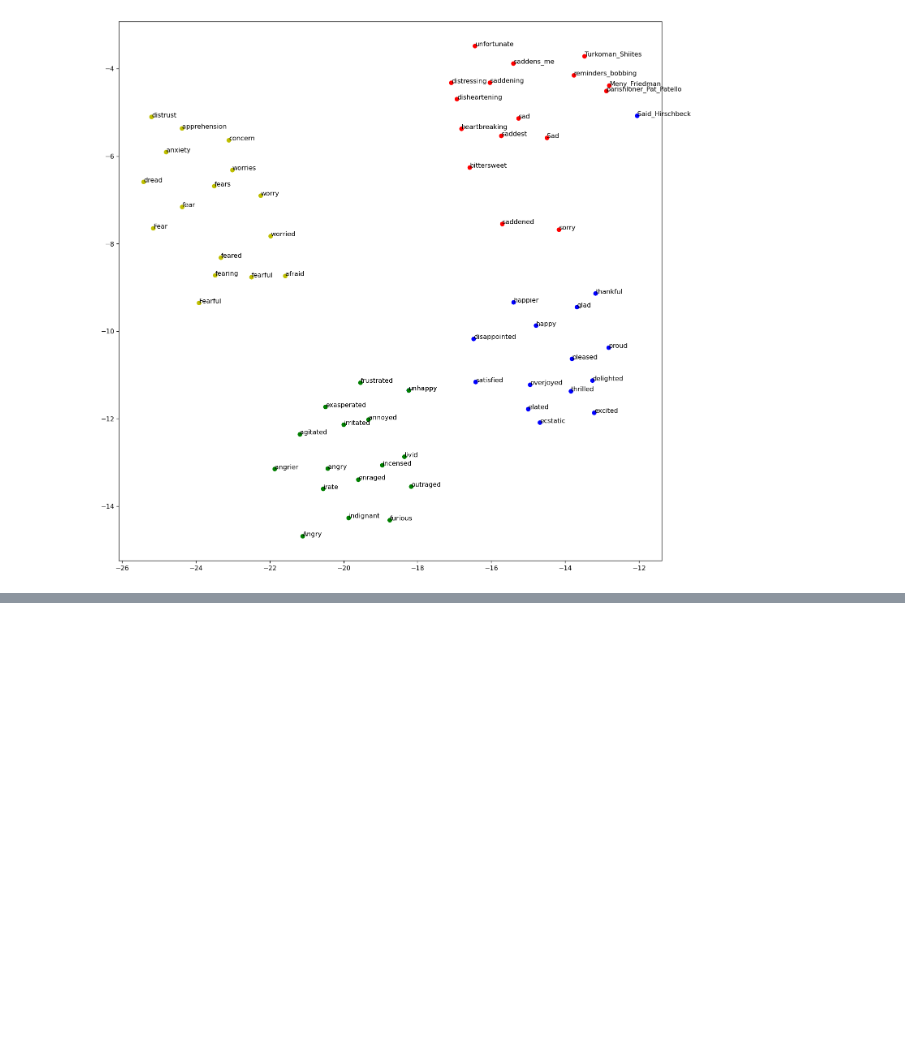
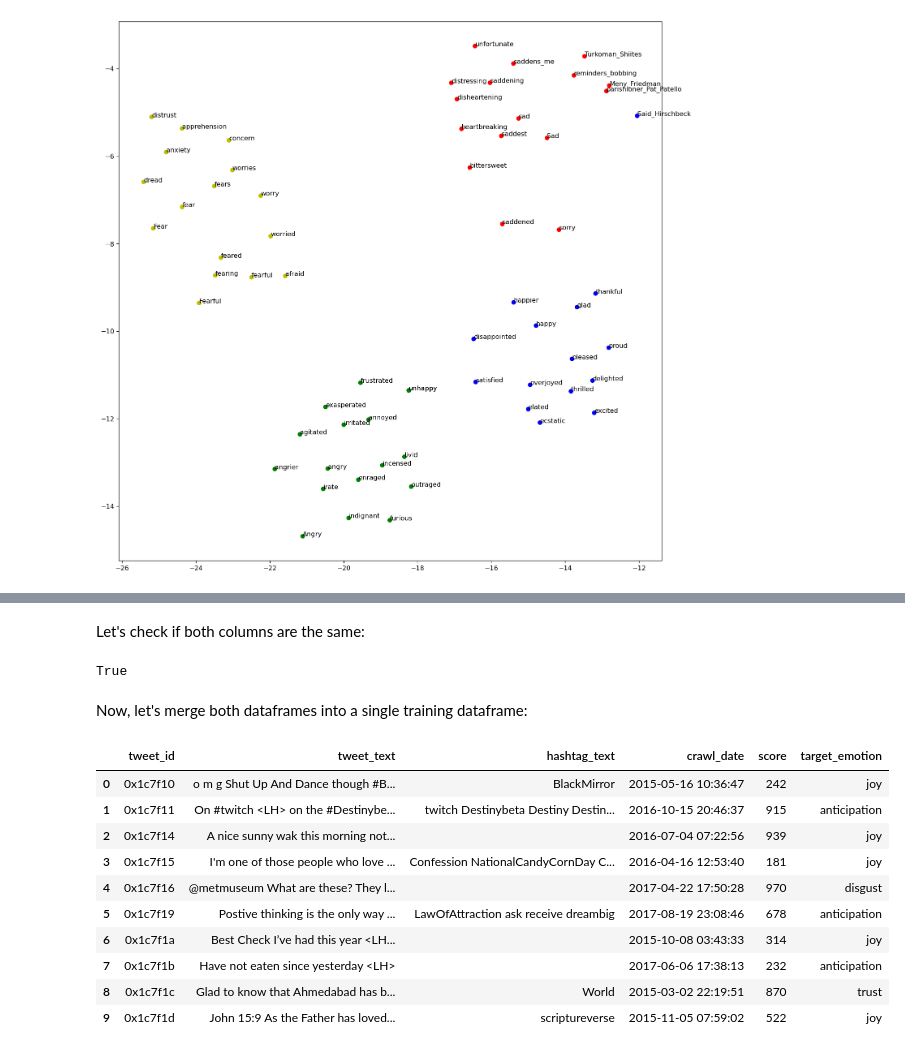
Before and after one commit to vlopez0392/DM2023-Lab2-Fork, a Jupyter notebook: Homework/DM2023_Lab2_Homework.ipynb, the cells around one changed output, grey strips where cells are left out. Cells and saved outputs as stored; diff of their text form; code cells hidden in the pictures; blank space fills up the shorter version.

Commit message:
Merged notebooks

```diff
--- a/Homework/DM2023_Lab2_Homework.ipynb
+++ b/Homework/DM2023_Lab2_Homework.ipynb
@@ -693,0 +902,4 @@ plt.show()
+# %%
+### Training data dataframe
+train_df = pd.read_csv("./train.csv",header=None, names=['tweet_id','tweet_text','hashtag_text','crawl_date','score'])
+train_df.drop([0], inplace = True); #Drop the header
@@ -693,0 +1008,23 @@ plt.show()
+# %% [markdown]
+Let's check if both columns are the same:
+# %%
+print(train_df['tweet_id'].equals(emotion_df['tweet_id']))
+# %% [output]
+True
+# %% [markdown]
+Now, let's merge both dataframes into a single training dataframe:
+# %%
+train_df = train_df.merge(emotion_df, on = 'tweet_id', how = 'left')
+train_df.head(10)
+# %% [output]
+|  | tweet_id | tweet_text | hashtag_text | crawl_date | score | target_emotion |
+| 0 | 0x1c7f10 | o m g Shut Up And Dance though #B... | BlackMirror | 2015-05-16 10:36:47 | 242 | joy |
+| 1 | 0x1c7f11 | On #twitch <LH> on the #Destinybe... | twitch Destinybeta Destiny Destin... | 2016-10-15 20:46:37 | 915 | anticipation |
+| 2 | 0x1c7f14 | A nice sunny wak this morning not... |  | 2016-07-04 07:22:56 | 939 | joy |
+| 3 | 0x1c7f15 | I'm one of those people who love ... | Confession NationalCandyCornDay C... | 2016-04-16 12:53:40 | 181 | joy |
+| 4 | 0x1c7f16 | @metmuseum What are these? They l... |  | 2017-04-22 17:50:28 | 970 | disgust |
+| 5 | 0x1c7f19 | Postive thinking is the only way ... | LawOfAttraction ask receive dreambig | 2017-08-19 23:08:46 | 678 | anticipation |
+| 6 | 0x1c7f1a | Best Check I’ve had this year <LH... |  | 2015-10-08 03:43:33 | 314 | joy |
+| 7 | 0x1c7f1b | Have not eaten since yesterday <LH> |  | 2017-06-06 17:38:13 | 232 | anticipation |
+| 8 | 0x1c7f1c | Glad to know that Ahmedabad has b... | World | 2015-03-02 22:19:51 | 870 | trust |
+| 9 | 0x1c7f1d | John 15:9 As the Father has loved... | scriptureverse | 2015-11-05 07:59:02 | 522 | joy |
```
Also changed, not shown: parts of 83 cells of this notebook, 3 other files.
